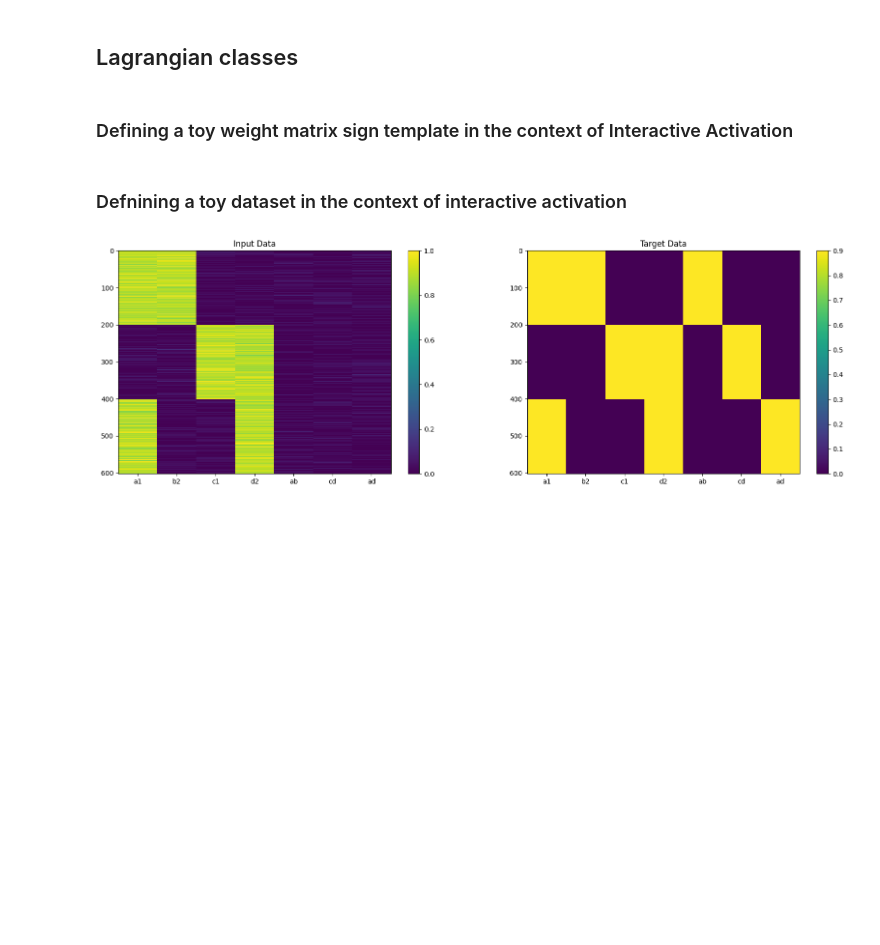
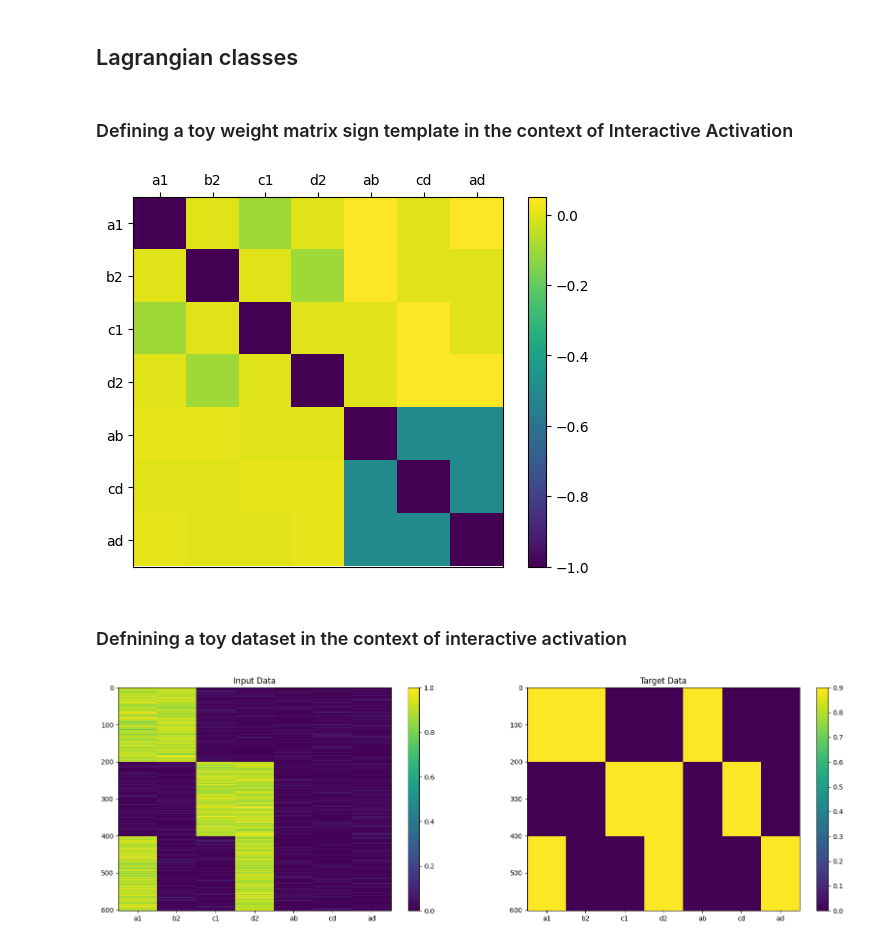
Before and after one commit to THANNAGA/Lagrangian, a Jupyter notebook: GLV_bounded_lagrangian.ipynb, the cells around one changed output. Cells and saved outputs as stored; diff of their text form; code cells hidden in the pictures; blank space fills up the shorter version.

```diff
--- a/GLV_bounded_lagrangian.ipynb
+++ b/GLV_bounded_lagrangian.ipynb
@@ -205,8 +209,18 @@ def create_matrix(tokens=[], WtoL=0.01, LtoW=0.05, LtoL=-0.1, WtoW=-0.5):
 # %%
 tokens = ['a1', 'b2', 'c1', 'd2', 'ab', 'cd', 'ad']
 #tokens = ['a1', 'b2', 'ab']
 n = len(tokens)
 A = create_matrix(tokens = tokens)
+np.fill_diagonal(A, -1)
+
+plt.imshow(A);plt.colorbar()
+plt.xticks(np.arange(n),tokens)
+# Move xticks to the top using plt interface
+plt.tick_params(axis='x', which='both', bottom=False, top=True, labelbottom=False, labeltop=True)
+plt.yticks(np.arange(n),tokens)
+plt.show()
+# %% [output]
+[figure, added]
 # %% [markdown]
 ### Defnining a toy dataset in the context of interactive activation
 # %%
```
Also changed, not shown: parts of 13 cells of this notebook.
